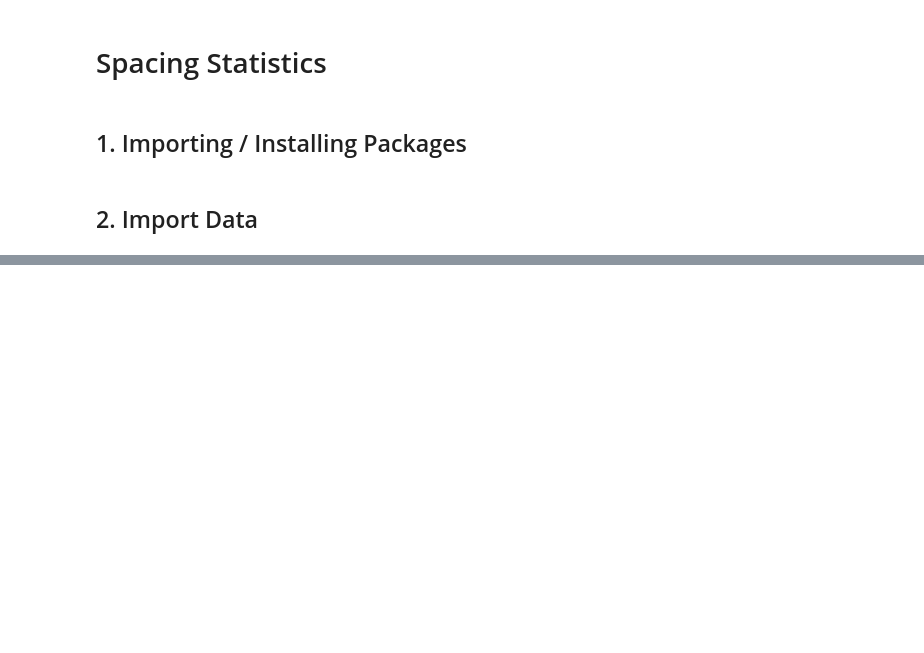
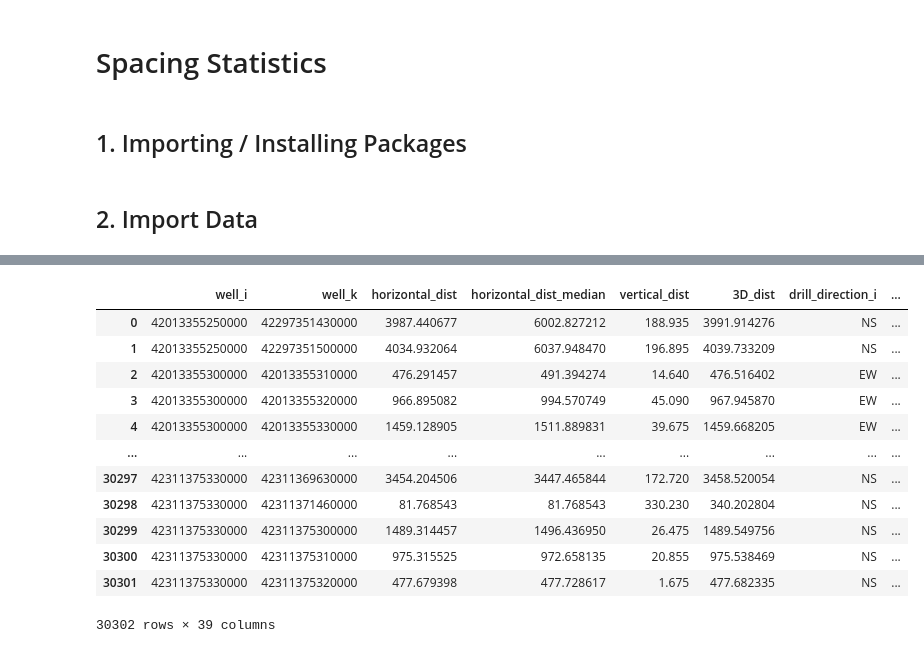
Before and after one commit to apoorvasaxena03/well-spacing-analyzer, a Jupyter notebook: notebooks/Ranch_74_EF/spacing_stats_v1.ipynb, the cells around one changed output, grey strips where cells are left out. Cells and saved outputs as stored; diff of their text form; code cells hidden in the pictures; blank space fills up the shorter version.

```diff
--- a/notebooks/Ranch_74_EF/spacing_stats_v1.ipynb
+++ b/notebooks/Ranch_74_EF/spacing_stats_v1.ipynb
@@ -119,0 +157,19 @@ Length: 2018, dtype: object
+# %%
+# Filter out rows where 'reject_reason' is not empty
+df_spacing_ik_filt = df_spacing_ik[df_spacing_ik["reject_reason"]==""].reset_index(drop=True).copy()
+# %%
+df_spacing_ik_filt
+# %% [output]
+|  | well_i | well_k | horizontal_dist | horizontal_dist_median | vertical_dist | 3D_dist | drill_direction_i | ... |
+| 0 | 42013355250000 | 42297351430000 | 3987.440677 | 6002.827212 | 188.935 | 3991.914276 | NS | ... |
+| 1 | 42013355250000 | 42297351500000 | 4034.932064 | 6037.948470 | 196.895 | 4039.733209 | NS | ... |
+| 2 | 42013355300000 | 42013355310000 | 476.291457 | 491.394274 | 14.640 | 476.516402 | EW | ... |
+| 3 | 42013355300000 | 42013355320000 | 966.895082 | 994.570749 | 45.090 | 967.945870 | EW | ... |
+| 4 | 42013355300000 | 42013355330000 | 1459.128905 | 1511.889831 | 39.675 | 1459.668205 | EW | ... |
+| ... | ... | ... | ... | ... | ... | ... | ... | ... |
+| 30297 | 42311375330000 | 42311369630000 | 3454.204506 | 3447.465844 | 172.720 | 3458.520054 | NS | ... |
+| 30298 | 42311375330000 | 42311371460000 | 81.768543 | 81.768543 | 330.230 | 340.202804 | NS | ... |
+| 30299 | 42311375330000 | 42311375300000 | 1489.314457 | 1496.436950 | 26.475 | 1489.549756 | NS | ... |
+| 30300 | 42311375330000 | 42311375310000 | 975.315525 | 972.658135 | 20.855 | 975.538469 | NS | ... |
+| 30301 | 42311375330000 | 42311375320000 | 477.679398 | 477.728617 | 1.675 | 477.682335 | NS | ... |
+30302 rows × 39 columns
```
Also changed, not shown: parts of 36 cells of this notebook, 2 other files.
